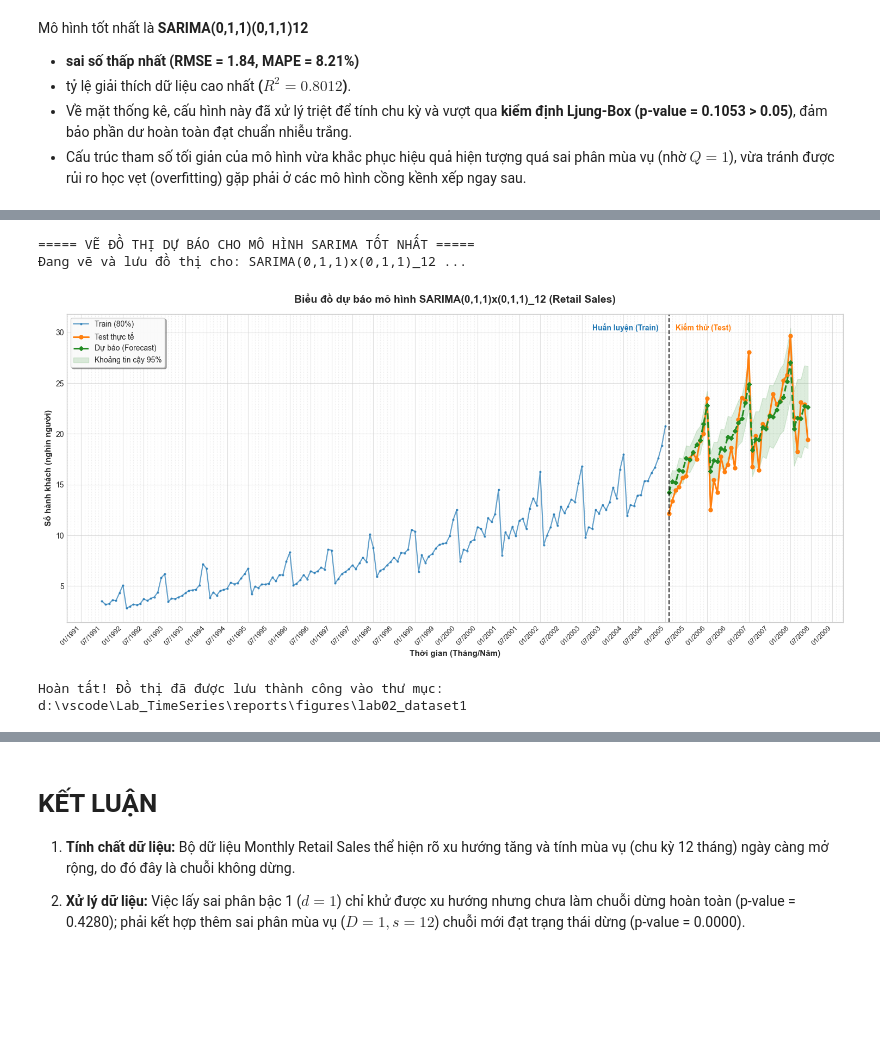
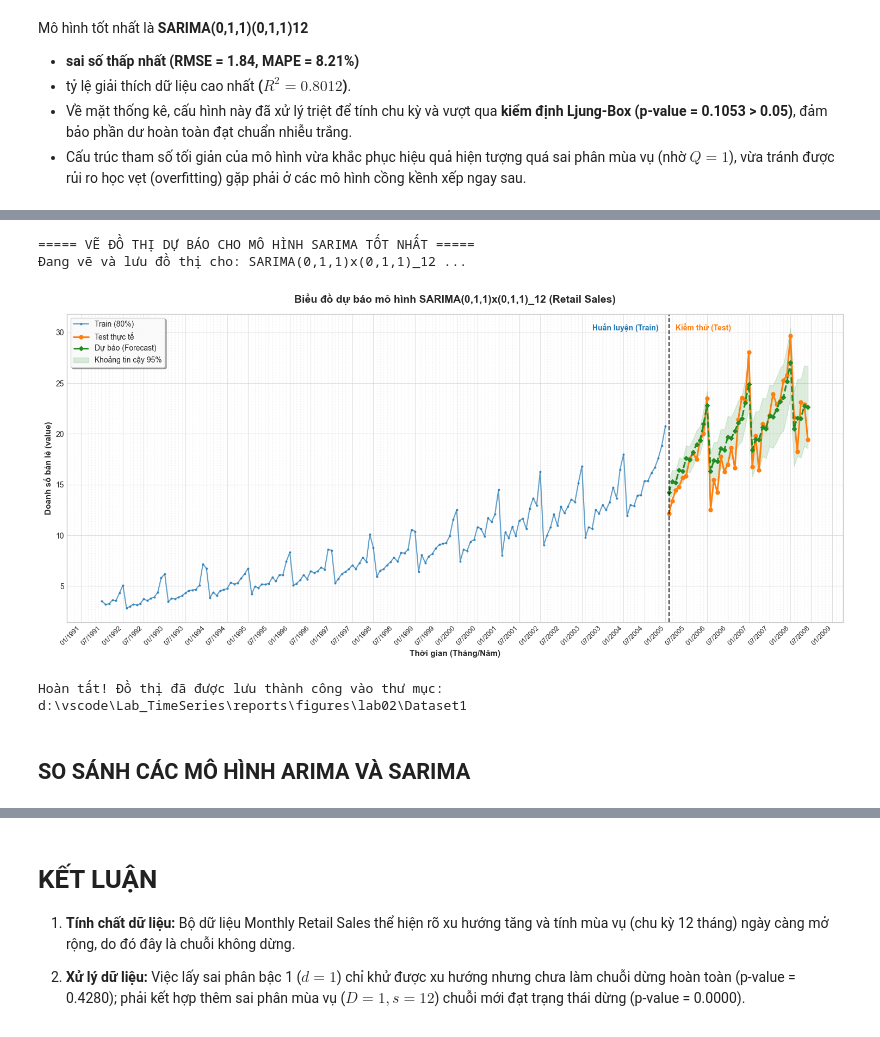
Before and after one commit to OrangkillEmily/Lab_TimeSeries, a Jupyter notebook: notebooks/lab02/Lab02_TimeSeries_Dataset1.ipynb, the cells around one changed output, grey strips where cells are left out. Cells and saved outputs as stored; diff of their text form; code cells hidden in the pictures; blank space fills up the shorter version.

```diff
--- a/notebooks/lab02/Lab02_TimeSeries_Dataset1.ipynb
+++ b/notebooks/lab02/Lab02_TimeSeries_Dataset1.ipynb
@@ -429,15 +508,15 @@ Trong mô hình ARIMA(p,d,q) cơ bản (không có thành phần mùa vụ), tha
 
 **Thực thi:** Sử dụng hàm **plot_acf_pacf()** để vẽ đồ thị cho cả chuỗi sai phân $d=1$ và chuỗi sai phân $d=1, D=1$. Thu thập danh sách các lag vượt ngưỡng tin cậy 95%.
 # %%
-processed_dir = project_root / 'data' / 'processed' / 'lab02_dataset1'
+processed_dir = project_root / 'data' / 'processed' / 'lab02' / 'Dataset1'
 train_file = processed_dir / 'train_data.csv'
 test_file = processed_dir / 'test_data.csv'
 
 if train_file.exists():
     train = pd.read_csv(train_file, parse_dates=['date'], index_col='date')['value']
 else:
-    # Chưa chạy Bài 1: chia lại theo đúng luật (shuffle=False) rồi lưu ra data/processed/lab02_dataset1/
-    df = pd.read_csv(str(project_root / 'data' / 'raw' / 'dataset1 Monthly Retail Sales.csv'), parse_dates=['date'], index_col='date')
+    # Chưa chạy Bài 1: chia lại theo đúng luật (shuffle=False) rồi lưu ra
+    df = pd.read_csv(str(project_root / 'data' / 'raw' / 'Monthly Retail Sales.csv'), parse_dates=['date'], index_col='date')
     from sklearn.model_selection import train_test_split
     train_df, test_df = train_test_split(df, test_size=0.2, shuffle=False)
     processed_dir.mkdir(parents=True, exist_ok=True)
@@ -733 +797,23 @@ print(f"\n=> Trung bình tập Test = {test.mean():.2f}; Độ lệch chuẩn t
 => Trung bình tập Test = 19.51; Độ lệch chuẩn tập Test = 4.18
+# %%
+import pandas as pd
+
+print("===== CHẨN ĐOÁN PHẦN DƯ (RESIDUAL DIAGNOSTICS) =====")
+diag = {
+    "ARIMA(1,1,1)": exp_arima111["diagnostics"],
+    "ARIMA(2,1,1)": exp_arima211["diagnostics"]
+}
+
+diag_summary_df = pd.DataFrame({
+    name: {
+        "Mean Residual": round(d["mean"], 4),
+        "Std Residual": round(d["std"], 4),
+        "Ljung-Box Q (lag=24)": round(d["ljung_box_q"], 2),
+        "Ljung-Box p-value": round(d["ljung_box_p"], 4),
+        "Jarque-Bera p-value": round(d["jarque_bera_p"], 4),
+        "Chuẩn White Noise": "Đạt (Pass)" if d["is_white_noise"] else "Rớt (Fail)"
+    }
+    for name, d in diag.items()
+}).T
+
+display(diag_summary_df)
@@ -977,30 +1100,31 @@ Ljung-Box (lag=24) p-value : 0.1053
 # %%
 print("===== VẼ ĐỒ THỊ DỰ BÁO CHO MÔ HÌNH SARIMA TỐT NHẤT =====")
 
-model_name = 'SARIMA(0,1,1)x(0,1,1)_12'
-best_model_result = fitted_models[model_name]
+fc_mean = forecast_dict[best_sarima_name]
+conf_int = conf_int_dict[best_sarima_name]
 
-fc_mean, conf_int = forecast_test(best_model_result, steps=len(test))
-
-safe_name = model_name.replace('(', '_').replace(')', '_').replace(',', '_')
+safe_name = best_sarima_name.replace('(', '_').replace(')', '_').replace(',', '_')
 save_file_path = str(fig_dir / f"Dataset1_{safe_name}_forecast.png")
 
-print(f"Đang vẽ và lưu đồ thị cho: {model_name} ...")
+print(f"Đang vẽ và lưu đồ thị cho: {best_sarima_name} ...")
 
 plot_forecast(
     train=train,
     test=test,
     forecast=fc_mean,
     conf_int=conf_int,
-    title=f"Biểu đồ dự báo mô hình {model_name} (Retail Sales)",
-    save_path=save_file_path
+    title=f"Biểu đồ dự báo mô hình {best_sarima_name} (Retail Sales)",
+    save_path=save_file_path,
+    ylabel="Doanh số bán lẻ (value)"
 )
 
 print("\nHoàn tất! Đồ thị đã được lưu thành công vào thư mục:", fig_dir)
 # %% [output]
 ===== VẼ ĐỒ THỊ DỰ BÁO CHO MÔ HÌNH SARIMA TỐT NHẤT =====
 Đang vẽ và lưu đồ thị cho: SARIMA(0,1,1)x(0,1,1)_12 ...
-[figure, old version]
+[figure, new version]
-Hoàn tất! Đồ thị đã được lưu thành công vào thư mục: d:\vscode\Lab_TimeSeries\reports\figures\lab02_dataset1
+Hoàn tất! Đồ thị đã được lưu thành công vào thư mục: d:\vscode\Lab_TimeSeries\reports\figures\lab02\Dataset1
+# %% [markdown]
+## SO SÁNH CÁC MÔ HÌNH ARIMA VÀ SARIMA
 # %%
 import pandas as pd
```
Also changed, not shown: parts of 27 cells of this notebook, 43 other files.
